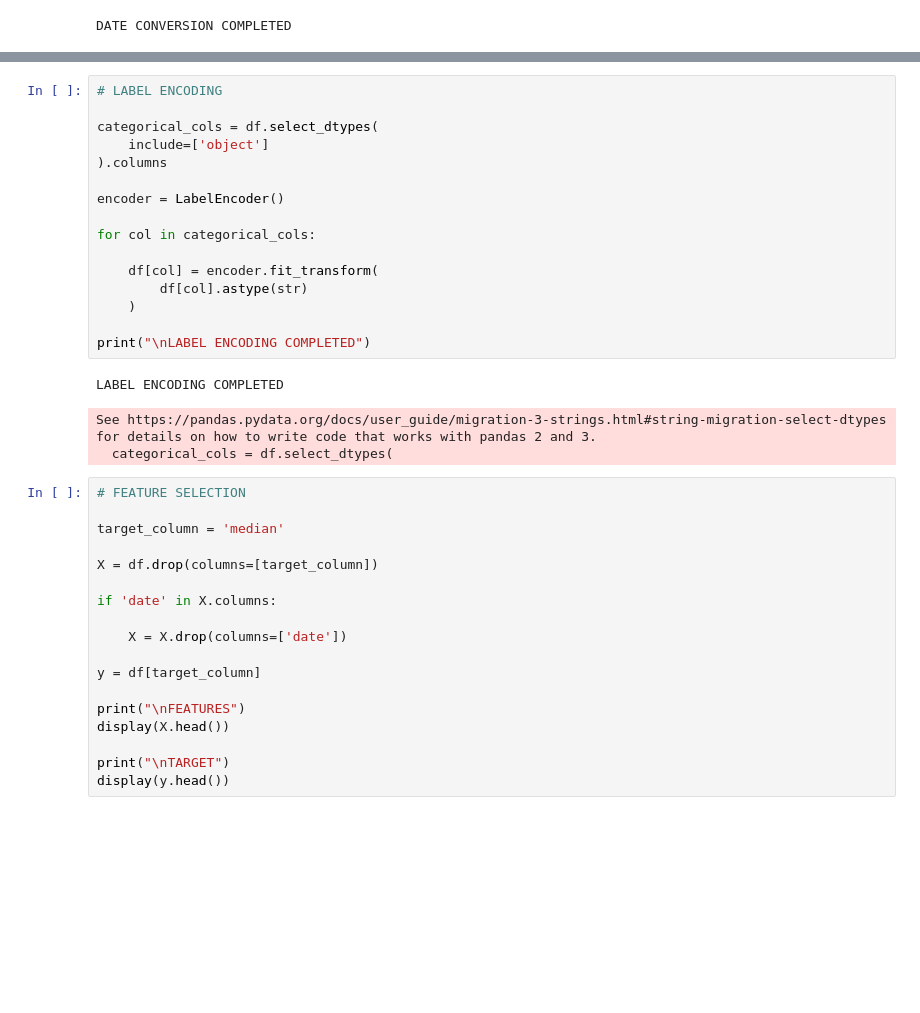
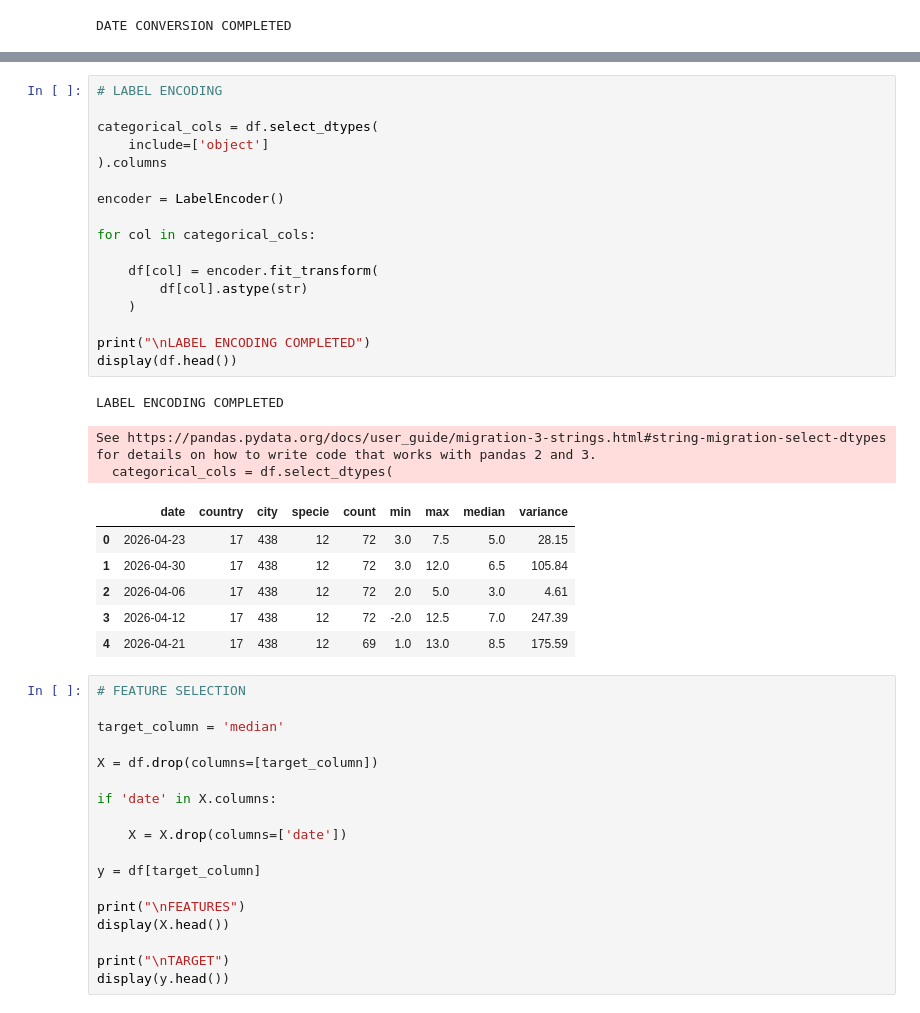
Before and after one commit to GoutamNandhen/Thiranex_Predictive_Modeling_using_Machine_Learning, a Jupyter notebook: air_quality_analytics_code.ipynb, the cells around one changed output, grey strips where cells are left out. Saved outputs shown, nothing was run; the diff lists cells and outputs as text; blank space fills up the shorter version.

```diff
--- a/air_quality_analytics_code.ipynb
+++ b/air_quality_analytics_code.ipynb
@@ -146,23 +150,30 @@ See the documentation for a more detailed explanation: https://pandas.pydata.org
 # %%
 # LABEL ENCODING
 
 categorical_cols = df.select_dtypes(
     include=['object']
 ).columns
 
 encoder = LabelEncoder()
 
 for col in categorical_cols:
 
     df[col] = encoder.fit_transform(
         df[col].astype(str)
     )
 
 print("\nLABEL ENCODING COMPLETED")
+display(df.head())
 # %% [output]
 LABEL ENCODING COMPLETED
 See https://pandas.pydata.org/docs/user_guide/migration-3-strings.html#string-migration-select-dtypes for details on how to write code that works with pandas 2 and 3.
   categorical_cols = df.select_dtypes(
+|  | date | country | city | specie | count | min | max | median | variance |
+| 0 | 2026-04-23 | 17 | 438 | 12 | 72 | 3.0 | 7.5 | 5.0 | 28.15 |
+| 1 | 2026-04-30 | 17 | 438 | 12 | 72 | 3.0 | 12.0 | 6.5 | 105.84 |
+| 2 | 2026-04-06 | 17 | 438 | 12 | 72 | 2.0 | 5.0 | 3.0 | 4.61 |
+| 3 | 2026-04-12 | 17 | 438 | 12 | 72 | -2.0 | 12.5 | 7.0 | 247.39 |
+| 4 | 2026-04-21 | 17 | 438 | 12 | 69 | 1.0 | 13.0 | 8.5 | 175.59 |
 # %%
 # FEATURE SELECTION
 
```
Also changed, not shown: parts of 14 cells of this notebook, 3 other files.
